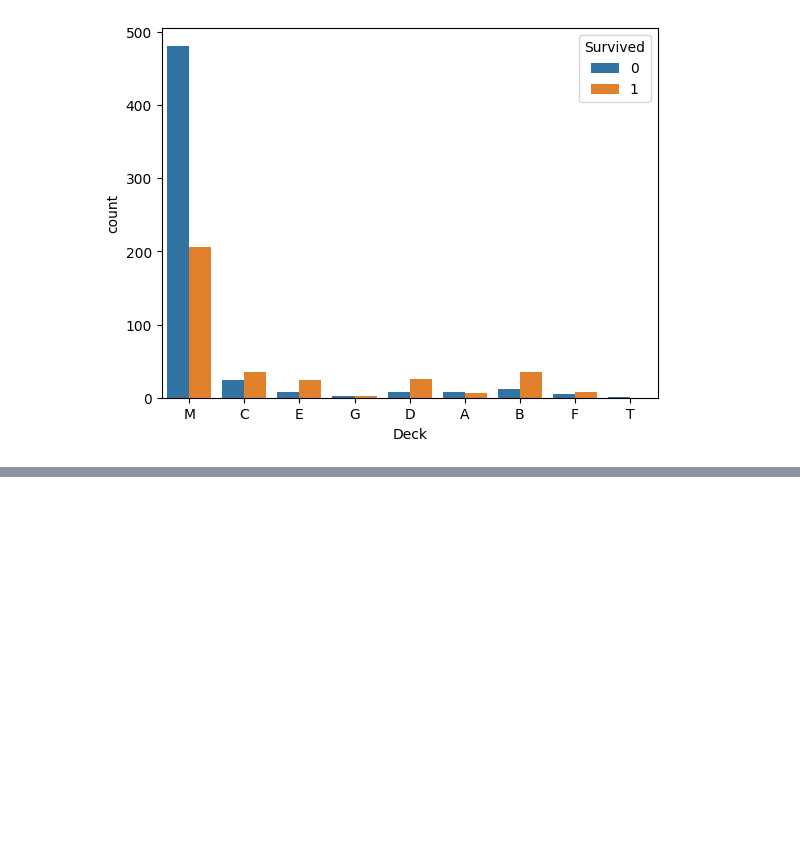
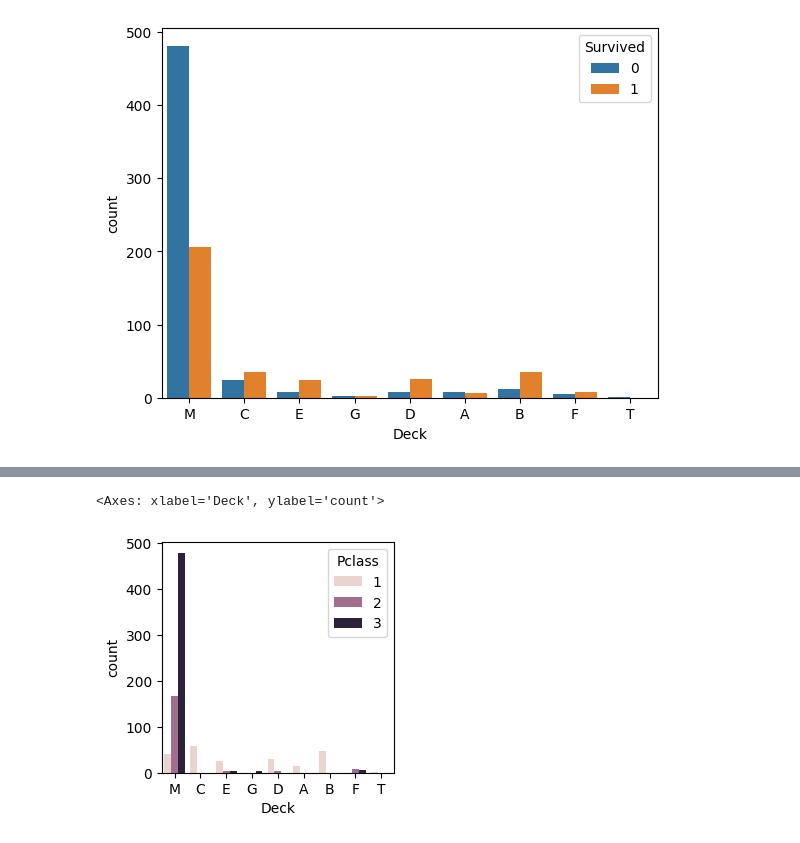
Before and after one commit to anhyunji494/python-basic, a Jupyter notebook: 5. Machine Learning/03. titanic 생존자 예측 실습.ipynb, the cells around one changed output, grey strips where cells are left out. Cells and saved outputs as stored; diff of their text form; code cells hidden in the pictures; blank space fills up the shorter version.

```diff
--- a/5. Machine Learning/03. titanic 생존자 예측 실습.ipynb
+++ b/5. Machine Learning/03. titanic 생존자 예측 실습.ipynb
@@ -658,0 +669,15 @@ sns.countplot(data=train,
+# %%
+# 그래프 모양 축소
+plt.figure(figsize=(3,3))
+
+# x : Deck, hue : Pclass
+sns.countplot (data = train,
+               x= 'Deck',
+               hue = 'Pclass')
+
+
+
+# 1등급은 생존률이 높음.  2등급은 비교적 사망률이 높음,  3등급은 월등히 사망률이 높음
+# %% [output]
+<Axes: xlabel='Deck', ylabel='count'>
+[figure, added]
```
Also changed, not shown: parts of 61 cells of this notebook.
